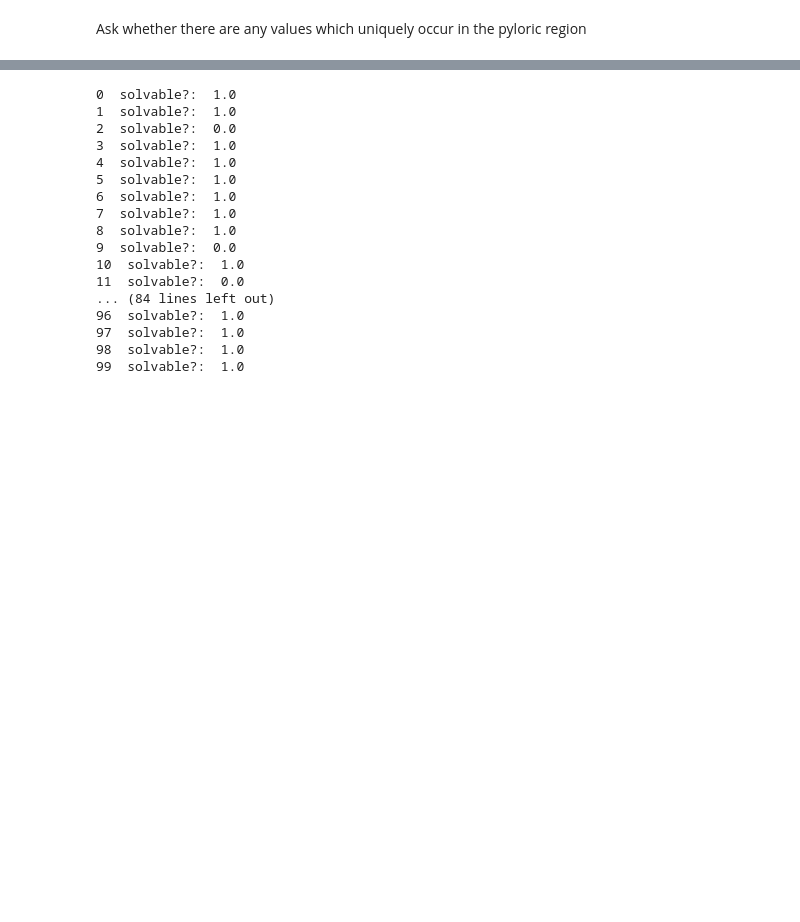
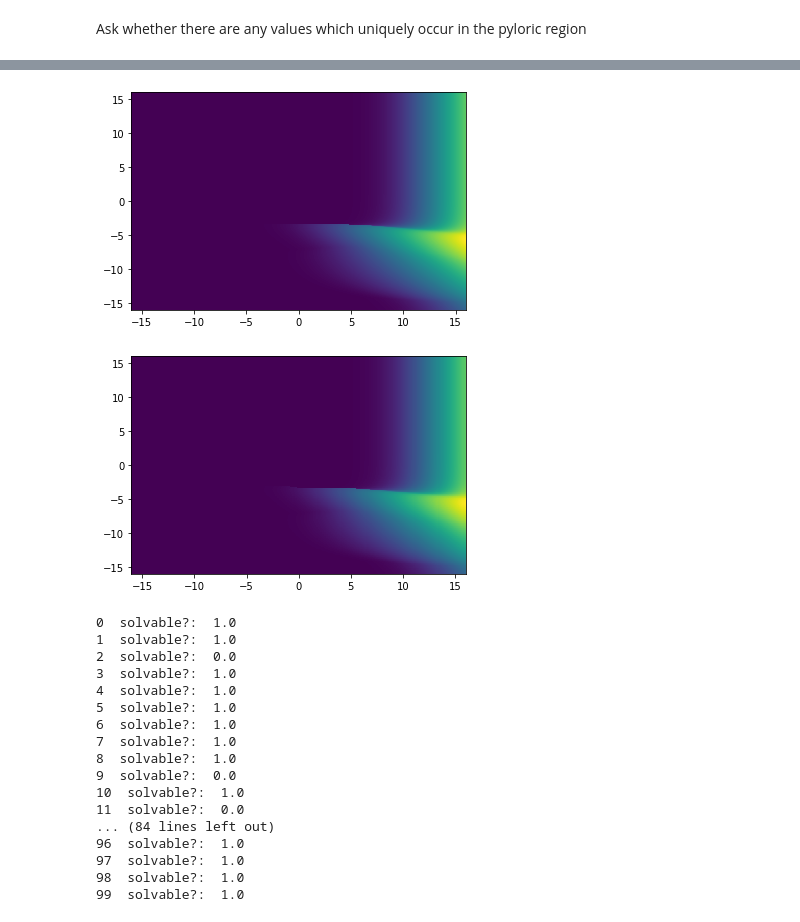
Before and after one commit to ljstolting/EvolvingHP, a Jupyter notebook: Cpp/HPAgnosticViz.ipynb, the cells around one changed output, grey strips where cells are left out. Cells and saved outputs as stored; diff of their text form; code cells hidden in the pictures; blank space fills up the shorter version.

```diff
--- a/Cpp/HPAgnosticViz.ipynb
+++ b/Cpp/HPAgnosticViz.ipynb
@@ -79,7 +93,7 @@ def get_avg_slice(indiv, type = None):
         return avgs,dutycycles
     else:
         avgs = np.loadtxt("./Specifically Evolved HP mechanisms/Every Circuit/%s/HPAgnosticAverage.dat"%indiv)
-        avgs = avgs.reshape((len(par2res),len(par1res),3))
+        avgs = avgs.reshape((len(par2res_reg),len(par1res_reg),3))
         avgs = np.swapaxes(avgs,1,0)
         return avgs
 
@@ -107,7 +121,7 @@ def get_pyloric_slice(indiv,high_res=False):
     if high_res:
         pyloricslice = np.loadtxt('./Specifically Evolved HP mechanisms/Every Circuit/%s/pyloricslice_highres.dat'%indiv).reshape((len(par1res),len(par2res)))
     else:
-        pyloricslice = np.loadtxt('./Specifically Evolved HP mechanisms/Every Circuit/%s/pyloricslice.dat'%indiv).reshape((len(par1res),len(par2res)))
+        pyloricslice = np.loadtxt('./Specifically Evolved HP mechanisms/Every Circuit/%s/pyloricslice.dat'%indiv).reshape((len(par1res_reg),len(par2res_reg)))
     pyloricslice = np.swapaxes(pyloricslice,1,0)
     return pyloricslice
 
@@ -677,3 +734,16 @@ False
+# %%
+#compare given highres averages slice to the low res version (some slight differences probably due to multistability and initialization?)
+indiv = 2
+avgs = get_avg_slice(2,type='high_res')
+avgs_low = get_avg_slice(2)
+
+plt.pcolormesh(par1res,par2res,avgs[:,:,0],shading='auto')
+plt.show()
+plt.pcolormesh(par1res_reg,par2res_reg,avgs_low[:,:,0],shading='auto')
+plt.show()
+# %% [output]
+[figure, added]
+[figure, added]
 # %%
 solvables = np.zeros(100)
 for i in range(100):
```
Also changed, not shown: parts of 16 cells of this notebook.
